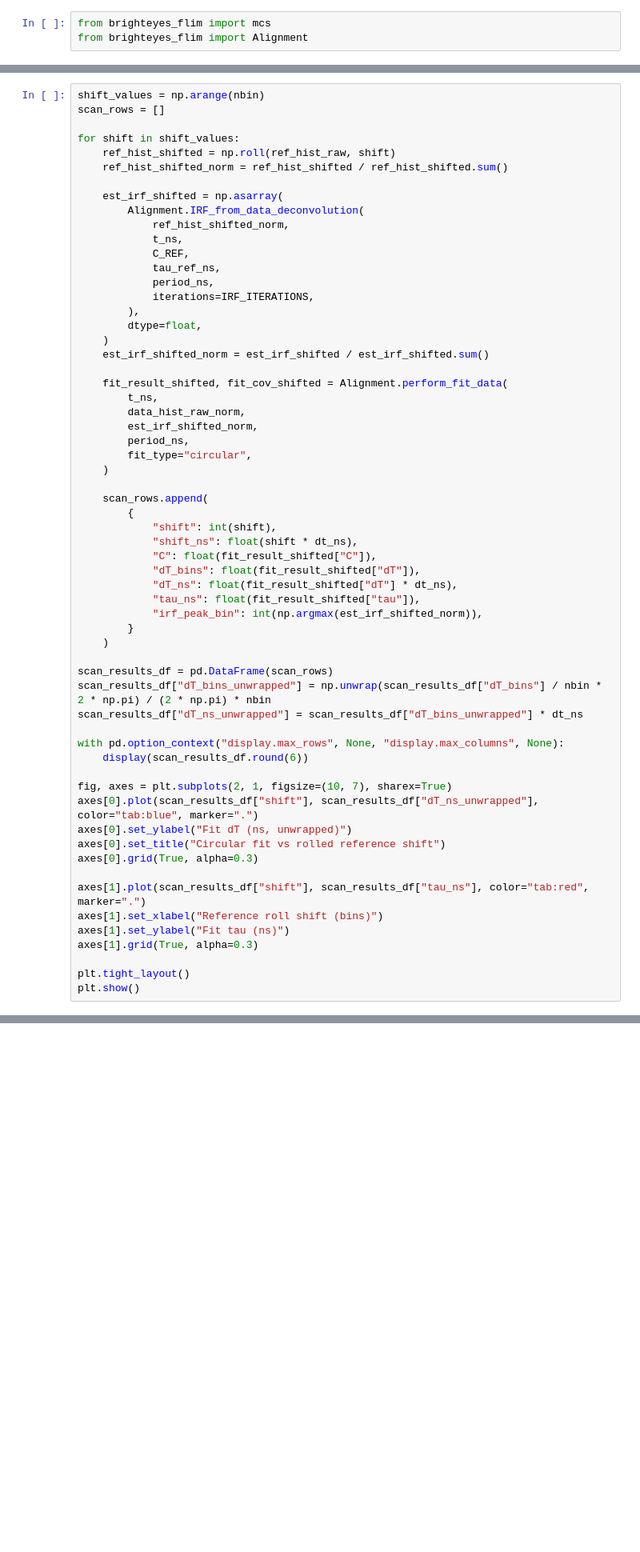
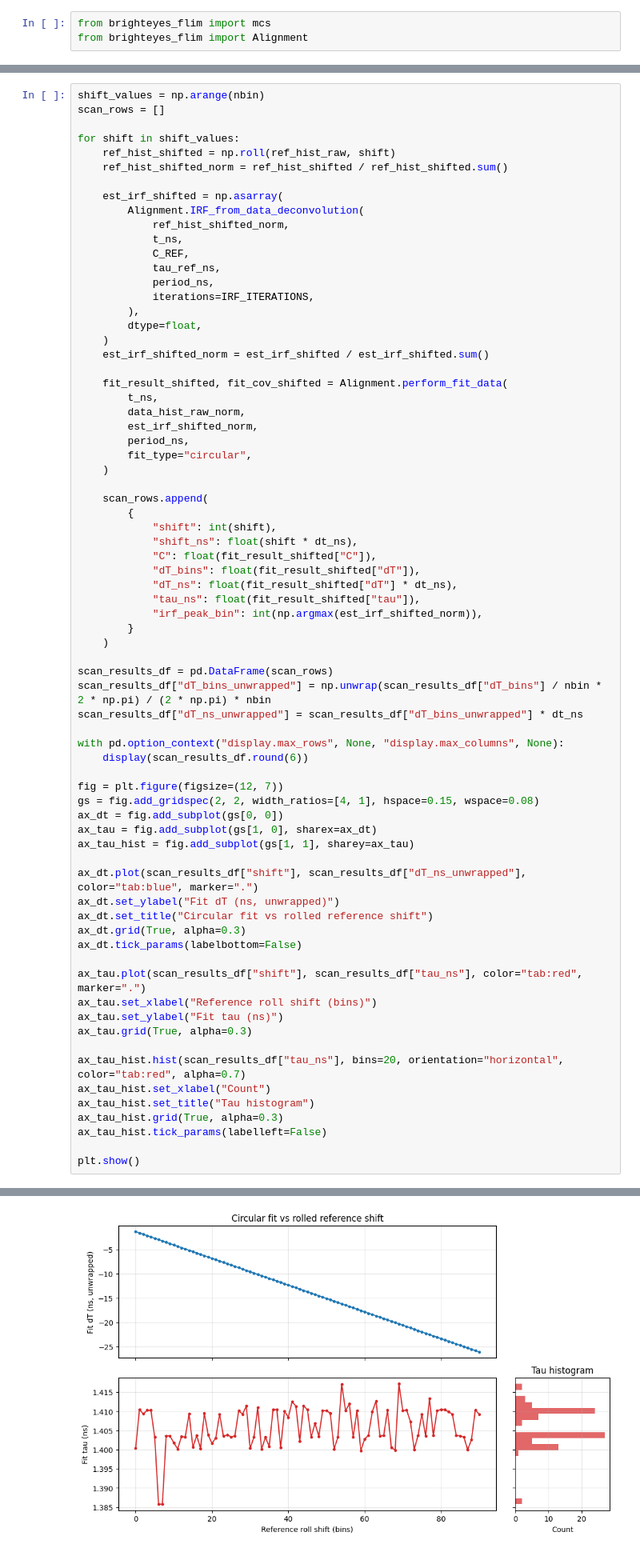
Before and after one commit to VicidominiLab/BrightEyes-Flim, a Jupyter notebook: example notebooks/Alignment Data.ipynb, the cells around one changed output, grey strips where cells are left out. Shown at 80% size. Drawn from its saved outputs; the diff is of its cells as text; blank space fills up the shorter version.

```diff
--- a/example notebooks/Alignment Data.ipynb
+++ b/example notebooks/Alignment Data.ipynb
@@ -168,16 +179,28 @@ scan_results_df["dT_ns_unwrapped"] = scan_results_df["dT_bins_unwrapped"] * dt_n
 with pd.option_context("display.max_rows", None, "display.max_columns", None):
     display(scan_results_df.round(6))
 
-fig, axes = plt.subplots(2, 1, figsize=(10, 7), sharex=True)
-axes[0].plot(scan_results_df["shift"], scan_results_df["dT_ns_unwrapped"], color="tab:blue", marker=".")
-axes[0].set_ylabel("Fit dT (ns, unwrapped)")
-axes[0].set_title("Circular fit vs rolled reference shift")
-axes[0].grid(True, alpha=0.3)
+fig = plt.figure(figsize=(12, 7))
+gs = fig.add_gridspec(2, 2, width_ratios=[4, 1], hspace=0.15, wspace=0.08)
+ax_dt = fig.add_subplot(gs[0, 0])
+ax_tau = fig.add_subplot(gs[1, 0], sharex=ax_dt)
+ax_tau_hist = fig.add_subplot(gs[1, 1], sharey=ax_tau)
 
-axes[1].plot(scan_results_df["shift"], scan_results_df["tau_ns"], color="tab:red", marker=".")
-axes[1].set_xlabel("Reference roll shift (bins)")
-axes[1].set_ylabel("Fit tau (ns)")
-axes[1].grid(True, alpha=0.3)
+ax_dt.plot(scan_results_df["shift"], scan_results_df["dT_ns_unwrapped"], color="tab:blue", marker=".")
+ax_dt.set_ylabel("Fit dT (ns, unwrapped)")
+ax_dt.set_title("Circular fit vs rolled reference shift")
+ax_dt.grid(True, alpha=0.3)
+ax_dt.tick_params(labelbottom=False)
 
-plt.tight_layout()
+ax_tau.plot(scan_results_df["shift"], scan_results_df["tau_ns"], color="tab:red", marker=".")
+ax_tau.set_xlabel("Reference roll shift (bins)")
+ax_tau.set_ylabel("Fit tau (ns)")
+ax_tau.grid(True, alpha=0.3)
+
+ax_tau_hist.hist(scan_results_df["tau_ns"], bins=20, orientation="horizontal", color="tab:red", alpha=0.7)
+ax_tau_hist.set_xlabel("Count")
+ax_tau_hist.set_title("Tau histogram")
+ax_tau_hist.grid(True, alpha=0.3)
+ax_tau_hist.tick_params(labelleft=False)
+
 plt.show()
+# %% [output]
@@ -183,0 +241 @@ plt.show()
+[figure, added]
```
Also changed, not shown: parts of 4 cells of this notebook.
